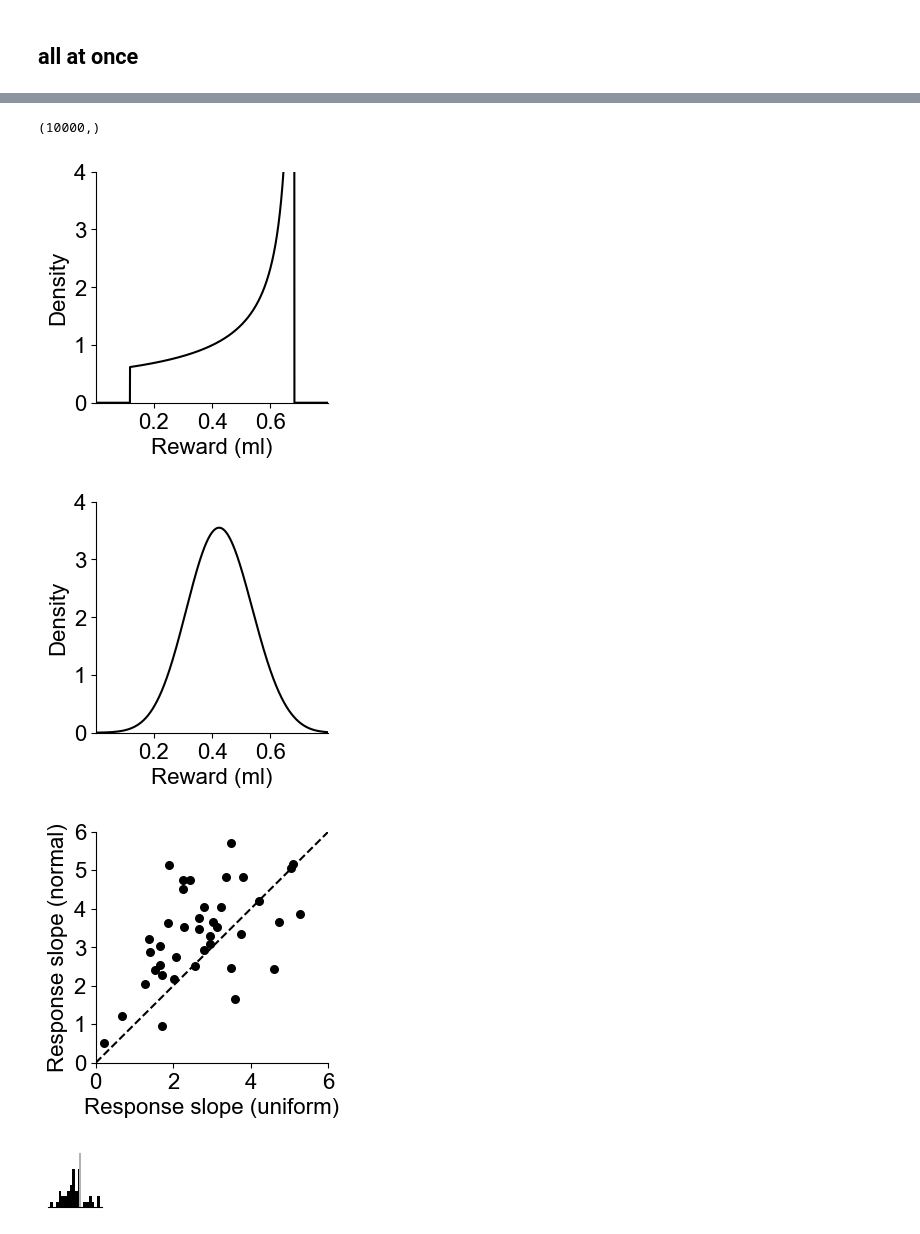
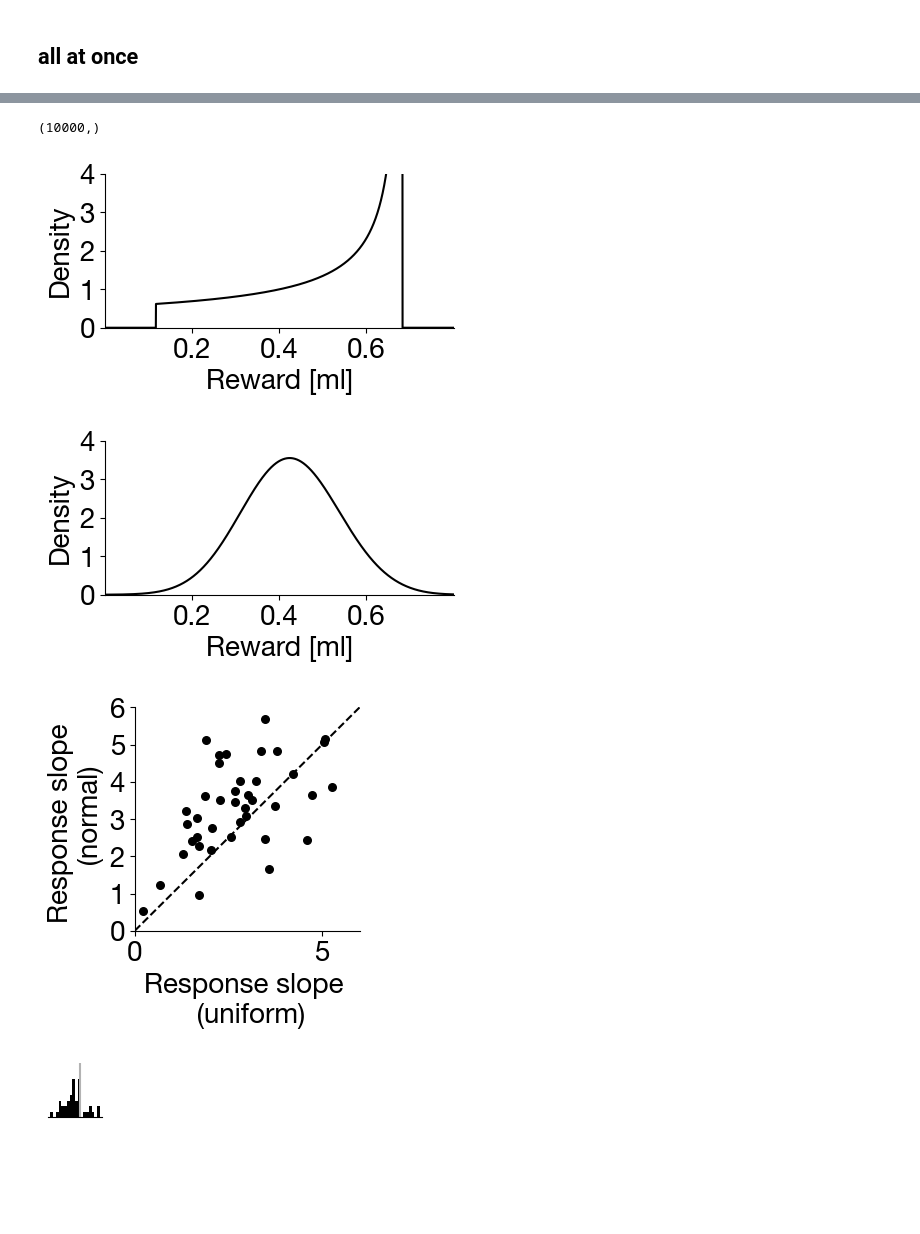
Before and after one commit to dongjae-kim/efficient-coding-dist-rl, a Jupyter notebook: Fitting_moment_matching_rothenhoefer.ipynb, the cells around one changed output, grey strips where cells are left out. Cells and saved outputs as stored; diff of their text form; code cells hidden in the pictures; blank space fills up the shorter version.

```diff
--- a/Fitting_moment_matching_rothenhoefer.ipynb
+++ b/Fitting_moment_matching_rothenhoefer.ipynb
@@ -284,25 +321,25 @@ plt.show()
 # %%
 %matplotlib inline
-plt.rcParams['font.family'] = 'Arial'
-plt.rcParams['font.size'] = 16
+plt.rcParams['font.family'] = 'Helvetica Neue'
+plt.rcParams['font.size'] = 20
 fig, ax = plt.subplots(1,1)
 
 
-fig.set_figwidth(3)
-fig.set_figheight(3)
+fig.set_figwidth(4.5)
+fig.set_figheight(2)
 
-colors = np.linspace(0, 0.7, ec_unfm.N)
+colors = np.linspace(0, 0.7, ec_norm.N)
 
 ymax = []
 # subsample for only 1 third of ec_unfm.N
 for i in range(ec_unfm.N):
     if i%3 == 0:
-        plt.plot(ec_unfm.x, ec_unfm.neurons_[i], color=str(colors[i]))
-        ymax.append(ec_unfm.neurons_[i][1499])
+        plt.plot(ec_norm.x, ec_norm.neurons_[i], color=str(colors[i]))
+        ymax.append(ec_norm.neurons_[i][1499])
 # plt.ylim((0,round(np.max(self.neurons_[self.N-2]),1)))
 
-ax.set_xlabel('Reward (ml)')
-ax.set_ylabel('Impulses per s')
+ax.set_xlabel('Midpoint [ml]')
+ax.set_ylabel('Response [Hz]')
 
 ax.spines['right'].set_visible(False)
 ax.spines['top'].set_visible(False)
@@ -312,7 +349,7 @@ ax.set_yticks([0,3,6,9,12,15])
 
 plt.xlim([0, 0.8])
 plt.ylim([0, 12])
-fig.savefig('./figures_rothenhoefer/'+'neuron_unfm_pop_subsample.png', bbox_inches="tight")
-fig.savefig('./figures_rothenhoefer/'+'neuron_unfm_pop_subsample.pdf', bbox_inches="tight")
+fig.savefig('./figures_rothenhoefer/'+'neuron_norm_pop_subsample.png', bbox_inches="tight")
+fig.savefig('./figures_rothenhoefer/'+'neuron_norm_pop_subsample.pdf', bbox_inches="tight")
 plt.show()
 # %% [output]
@@ -383,19 +454,19 @@ for i in range(N_neurons):
 # %%
 %matplotlib inline
 
-plt.rcParams['font.family'] = 'Arial'
-plt.rcParams['font.size'] = 16
+plt.rcParams['font.family'] = 'Helvetica Neue'
+plt.rcParams['font.size'] = 20
 fig, ax = plt.subplots(1,1)
 
-fig.set_figwidth(3)
-fig.set_figheight(3)
+fig.set_figwidth(4.5)
+fig.set_figheight(2)
 
 midpoints = []
 ymax = []
 for i in range(ec_unfm.N):
     ymax.append(ec_unfm.neurons_[i][1499])
 
-ax.set_xlabel('Reward (ml)')
+ax.set_xlabel('Reward [ml]')
 ax.set_ylabel('Density')
 ax.spines['right'].set_visible(False)
 ax.spines['top'].set_visible(False)
@@ -413,17 +484,17 @@ fig.savefig('./figures_rothenhoefer/'+'uniform_density_only.pdf', bbox_inches="t
 plt.show()
 # %% [output]
 (10000,)
-[figure, old version]
+[figure, new version]
 # %%
 %matplotlib inline
 
-plt.rcParams['font.family'] = 'Arial'
-plt.rcParams['font.size'] = 16
+plt.rcParams['font.family'] = 'Helvetica Neue'
+plt.rcParams['font.size'] = 20
 fig, ax = plt.subplots(1,1)
 
 
-fig.set_figwidth(3)
-fig.set_figheight(3)
+fig.set_figwidth(4.5)
+fig.set_figheight(2)
 
 midpoints=[]
 ymax = []
@@ -433,39 +504,39 @@ for i in range(ec_norm.N):
     # check if every points in ec_norm.neurons_[i] is smaller than spon_act
     if not np.all(ec_norm.neurons_[i] < spon_act):
         # print(np.argmin(np.abs(ec_norm.neurons_[i] - spon_act)))
         # append midpoints that is ec_unfm.neurons_[i] is closest to spon_act
         midpoints.append(ec_norm.x[np.argmin(np.abs(ec_norm.neurons_[i] - spon_act))])
     else:
         # APPEND nothing to midpoints
         ''
 
 
-ax.set_xlabel('Reward (ml)')
+ax.set_xlabel('Reward [ml]')
 ax.set_ylabel('Density')
 
 ax.spines['right'].set_visible(False)
 ax.spines['top'].set_visible(False)
 ax.set_xticks([.2, .4, .6])
 
 # set clean y ticks
 ax.set_yticks(np.arange(0, 5,1))
 
 plt.ylim([0, 4])
 plt.xlim([0, 0.8])
 
 
 # normalize ec_norm.d_x so that area under curve is 1
 ax.plot(ec_norm.x, ec_norm.d_x/ec_norm.d_x.sum()/ec_norm._x_gap, color='k')
 
 fig.savefig('./figures_rothenhoefer/'+'normal_density.png', bbox_inches="tight")
 fig.savefig('./figures_rothenhoefer/'+'normal_density.pdf', bbox_inches="tight")
 plt.show()
 # %% [output]
-[figure, old version]
+[figure, new version]
 # %%
 %matplotlib inline
-plt.rcParams['font.family'] = 'Arial'
-plt.rcParams['font.size'] = 16
+plt.rcParams['font.family'] = 'Helvetica Neue'
+plt.rcParams['font.size'] = 20
 fig,ax = plt.subplots(1,1)
 np.random.seed(15)
 
@@ -484,8 +555,10 @@ ax.scatter(data[:,0], data[:,1], color='k',label='Measured data' ,s=30)
 
 # ax.legend()
 
-ax.set_xlabel('Response slope (uniform)')
-ax.set_ylabel('Response slope (normal)')
+# ax.set_xlabel('Response slope (uniform)')
+# ax.set_ylabel('Response slope (normal)')
+ax.set_xlabel('Response slope \n (uniform)')
+ax.set_ylabel('Response slope \n (normal)')
 # overlay y=x dashed line from 0 to 6
 ax.plot([0,6], [0,6], 'k--')
 
@@ -501,15 +574,15 @@ ax.spines['right'].set_visible(False)
 ax.spines['top'].set_visible(False)
 
 
-fig.set_figwidth(3)
-fig.set_figheight(3)
+fig.set_figwidth(2.9)
+fig.set_figheight(2.9)
 
 
 # save the figure the name with alphae
 fig.savefig('./figures_rothenhoefer/'+'alpha_true_.png', bbox_inches="tight")
 fig.savefig('./figures_rothenhoefer/'+'alpha_true_.pdf', bbox_inches="tight")
 # %% [output]
-[figure, old version]
+[figure, new version]
 # %%
 %matplotlib inline
 
```
Also changed, not shown: parts of 15 cells of this notebook, 13 other files.
